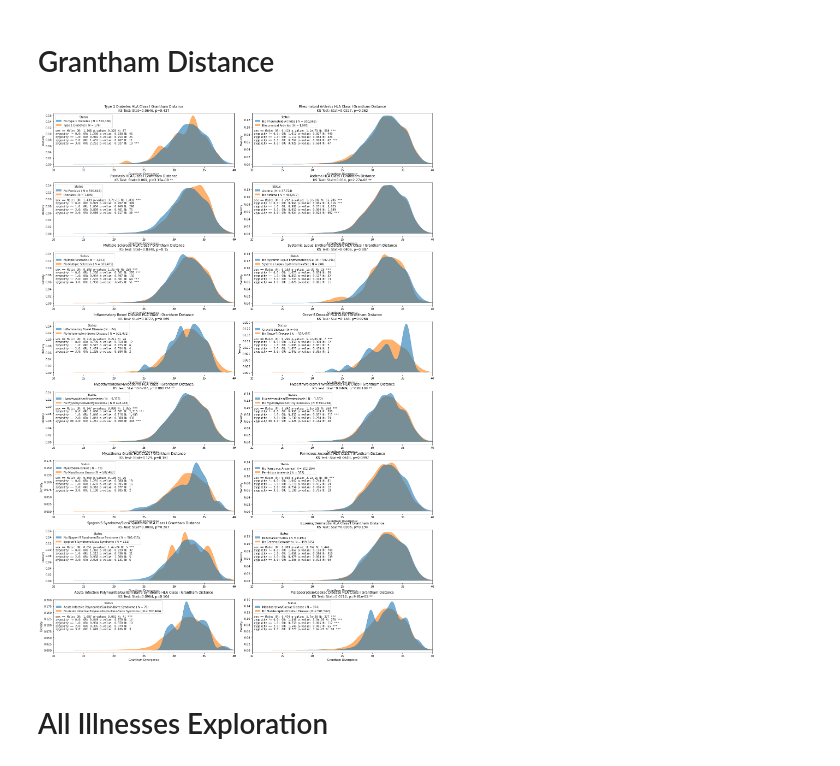
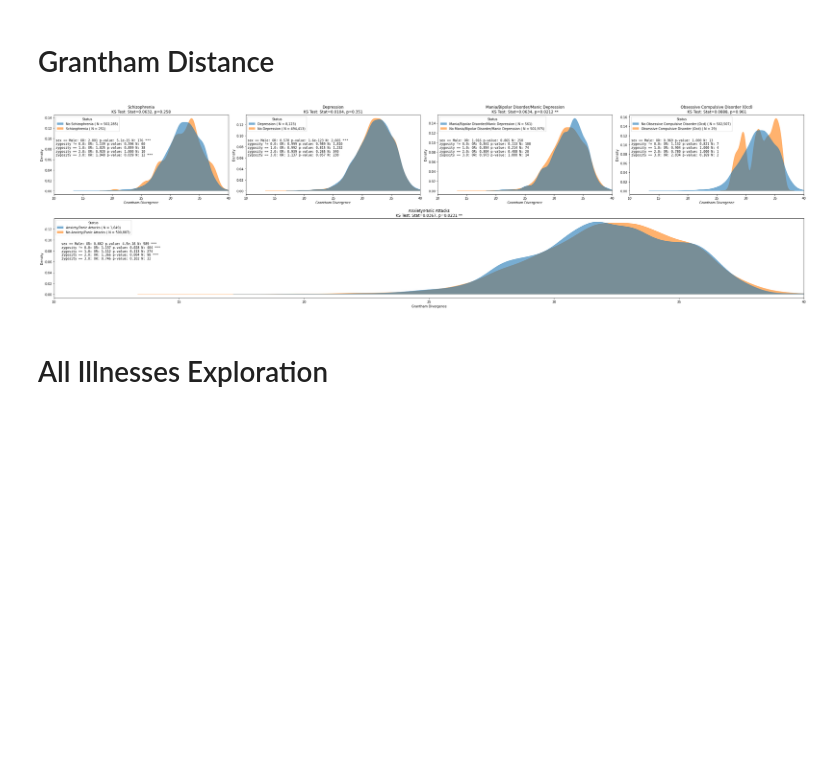
Before and after one commit to cole-khamnei/HLA_genotyping_associations, a Jupyter notebook: notebooks/HLA_illness_associations.ipynb, the cells around one changed output. Saved outputs shown, nothing was run; the diff lists cells and outputs as text; code cells hidden in the pictures; blank space fills up the shorter version.

Commit message:
added plots

```diff
--- a/notebooks/HLA_illness_associations.ipynb
+++ b/notebooks/HLA_illness_associations.ipynb
@@ -161,25 +166,25 @@ RHEUMATOID ARTHRITIS
 # %% [markdown]
 # Grantham Distance
 # %%
-condition = "autoimmune"
+condition = "psychiatric"
 x = "grantham_divergence"
 OR_variables = ["sex", "zygosity"]
 conditions = HLA_dosing_conditions[condition]
 
-big_fig, big_axes = create_subplot(len(conditions), width=20, height_per=3, wspace=.1)
+big_fig, big_axes = create_subplot(len(conditions), width=35, height_per=3.5, ncols=4, wspace=.1, hspace=.3)
 for illness, big_ax in tqdm(zip(conditions, big_axes), unit=" plot", desc="Making OR Plots",
                             total=len(big_axes)):
 
     fig, ax = variable_OR_plot(biobank_data, illness, "illness_code", x=x, OR_variable=OR_variables)
     save_name = illness.replace(" ", "_").replace("/", "_").replace("'", "")
     fig.savefig(f"illness_EDA_plots/grantham_distance_plots/{condition}/{save_name}.png")
     plt.close()
     variable_OR_plot(biobank_data, illness, "illness_code", x=x, OR_variable=OR_variables, ax=big_ax)
     big_ax.set_xlim(10, 40)
 
 big_fig.savefig(f"illness_EDA_plots/grantham_distance_plots/{condition}/multiple_HLA_grantham_distance.png")
 # %% [output]
-[figure, old version]
+[figure, new version]
 # %% [markdown]
 # All Illnesses Exploration
 # %%
```
Also changed, not shown: parts of 6 cells of this notebook, 33 other files.
